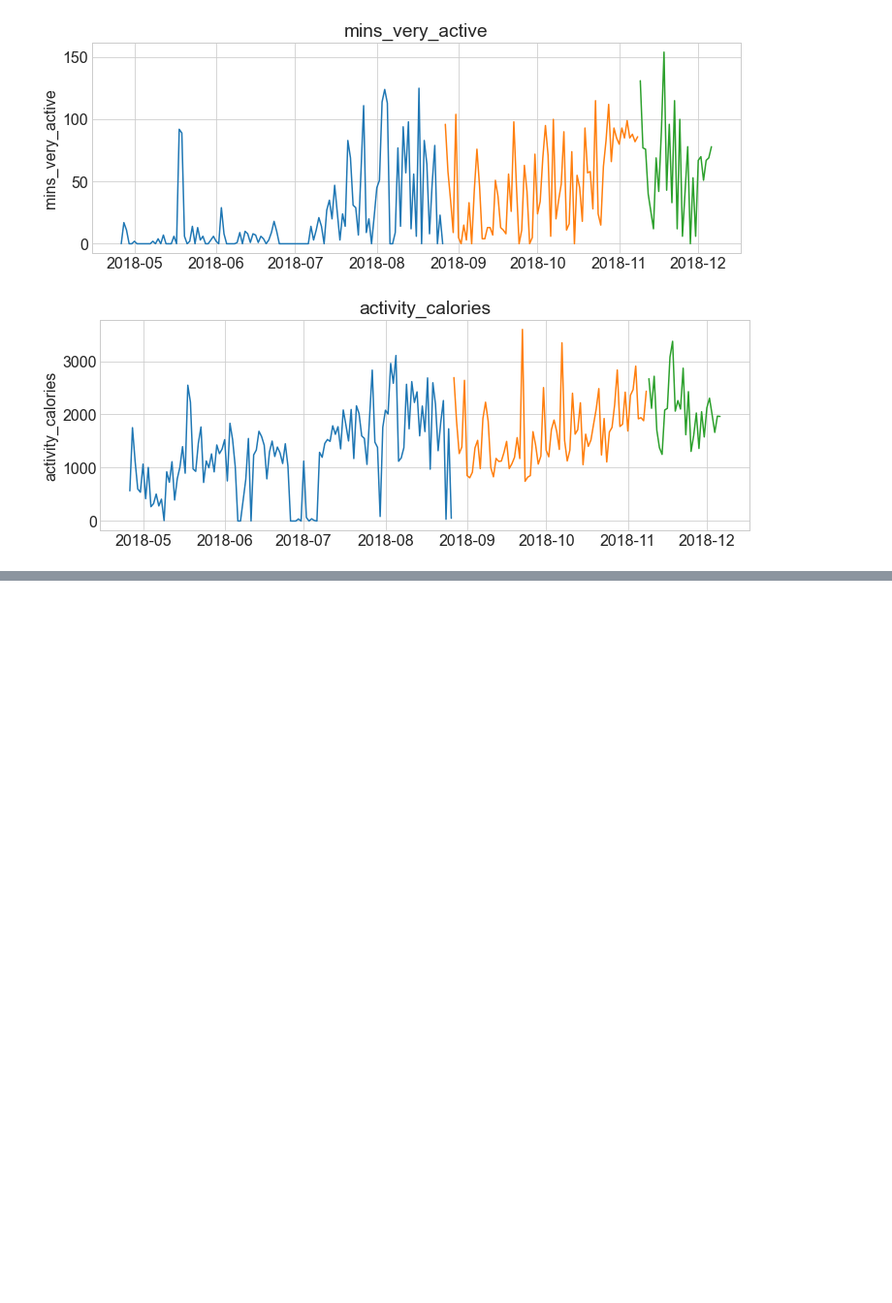
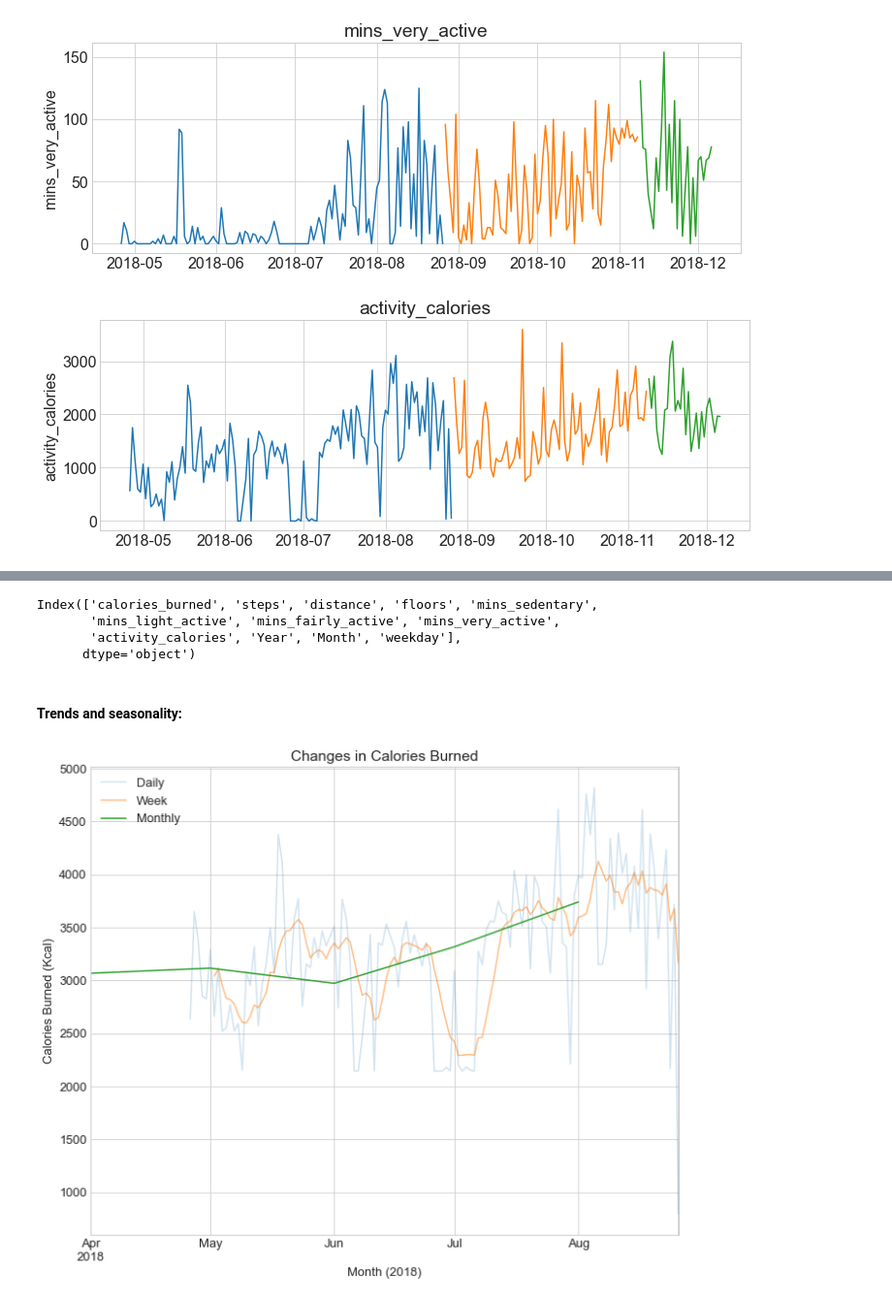
Before and after one commit to CSolitaire/fitbit_time_series_project, a Jupyter notebook: fitbit_final_notebook.ipynb, the cells around one changed output, grey strips where cells are left out. Shown at 97% size. Saved outputs shown, nothing was run; the diff lists cells and outputs as text; code cells hidden in the pictures; blank space fills up the shorter version.

```diff
--- a/fitbit_final_notebook.ipynb
+++ b/fitbit_final_notebook.ipynb
@@ -180,0 +183,22 @@ explore.visualize_splits(train,validate,test)
+# %%
+train.columns
+# %% [output]
+Index(['calories_burned', 'steps', 'distance', 'floors', 'mins_sedentary',
+       'mins_light_active', 'mins_fairly_active', 'mins_very_active',
+       'activity_calories', 'Year', 'Month', 'weekday'],
+      dtype='object')
+# %% [markdown]
+#### Trends and seasonality:
+# %%
+# Rolling Means
+y = train.calories_burned
+y.plot(alpha=.2, label='Daily')
+y.resample('D').mean().rolling(7).mean().plot(alpha=.5, label='Week')
+y.resample('M').mean().rolling(1).mean().plot(alpha=8, label='Monthly')
+plt.legend()
+plt.ylabel("Calories Burned (Kcal)")
+plt.xlabel("Month (2018)")
+plt.title('Changes in Calories Burned')
+plt.show()
+# %% [output]
+[figure, added]
```
Also changed, not shown: parts of 56 cells of this notebook, 3 other files.
